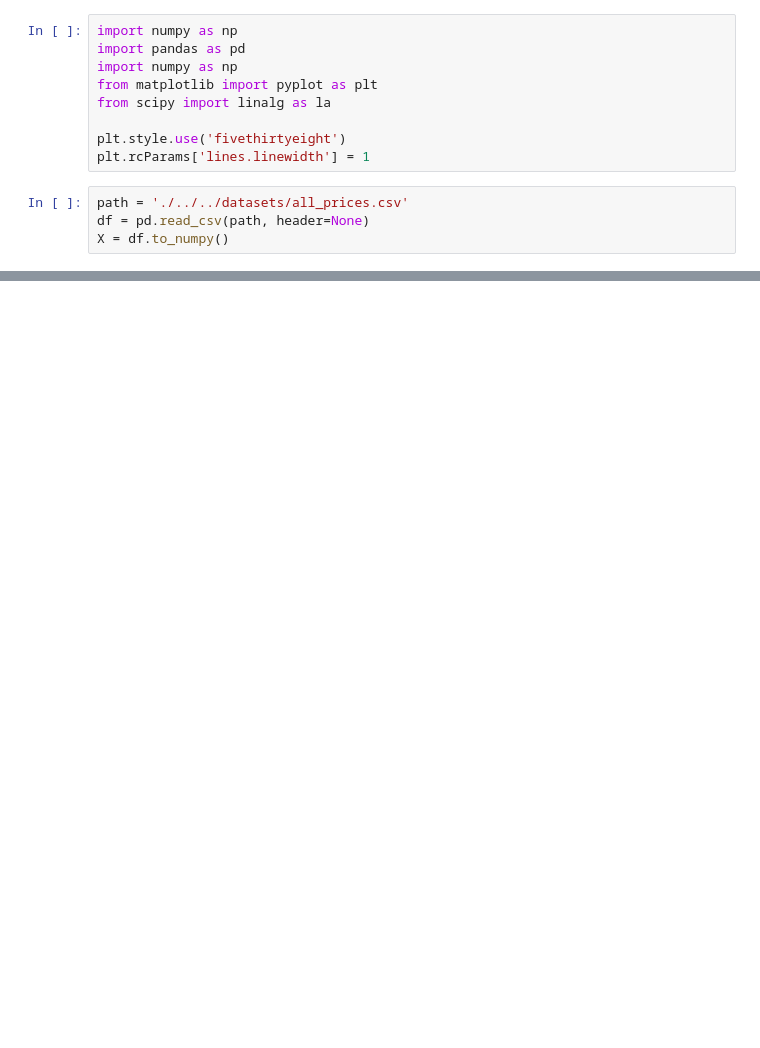
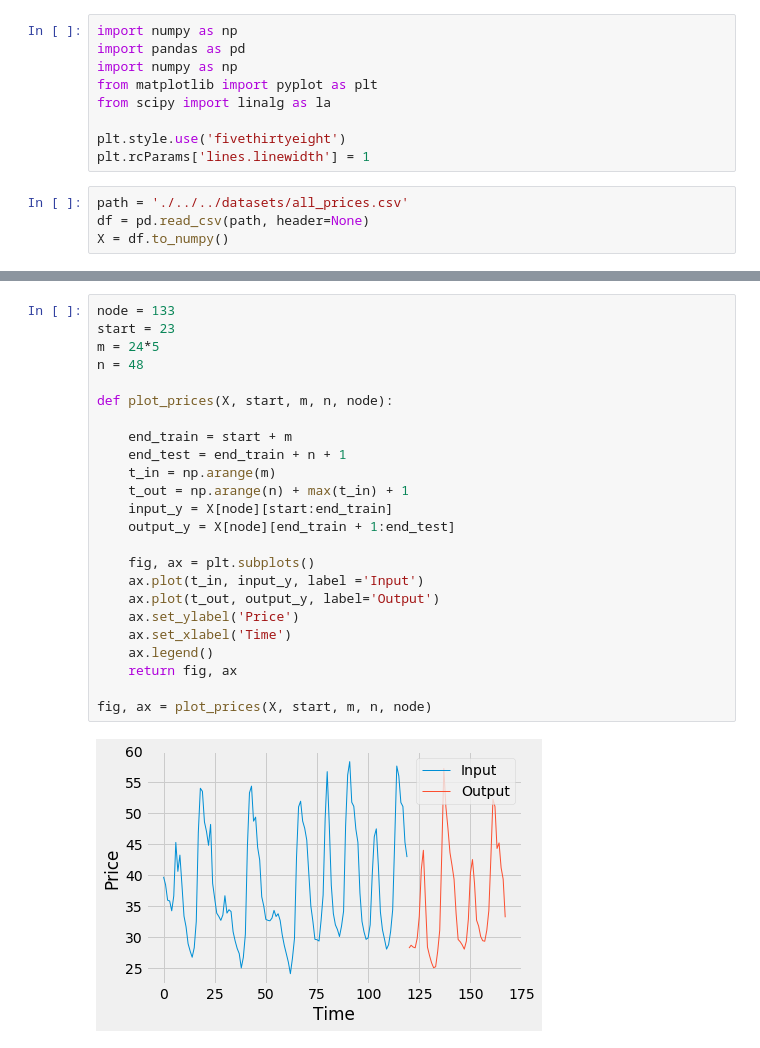
Before and after one commit to celmore25/portfolio, a Jupyter notebook: Notebooks/machine_learning/DMD_Energy_Prices.ipynb, the cells around one changed output, grey strips where cells are left out. Saved outputs shown, nothing was run; the diff lists cells and outputs as text; blank space fills up the shorter version.

```diff
--- a/Notebooks/machine_learning/DMD_Energy_Prices.ipynb
+++ b/Notebooks/machine_learning/DMD_Energy_Prices.ipynb
@@ -17,0 +22,26 @@ X = df.to_numpy()
+# %%
+node = 133
+start = 23
+m = 24*5
+n = 48
+
+def plot_prices(X, start, m, n, node):
+
+    end_train = start + m
+    end_test = end_train + n + 1
+    t_in = np.arange(m)
+    t_out = np.arange(n) + max(t_in) + 1
+    input_y = X[node][start:end_train]
+    output_y = X[node][end_train + 1:end_test]
+
+    fig, ax = plt.subplots()
+    ax.plot(t_in, input_y, label ='Input')
+    ax.plot(t_out, output_y, label='Output')
+    ax.set_ylabel('Price')
+    ax.set_xlabel('Time')
+    ax.legend()
+    return fig, ax
+
+fig, ax = plot_prices(X, start, m, n, node)
+# %% [output]
+[figure, added]
```
Also changed, not shown: parts of 8 cells of this notebook, 2 other files.
